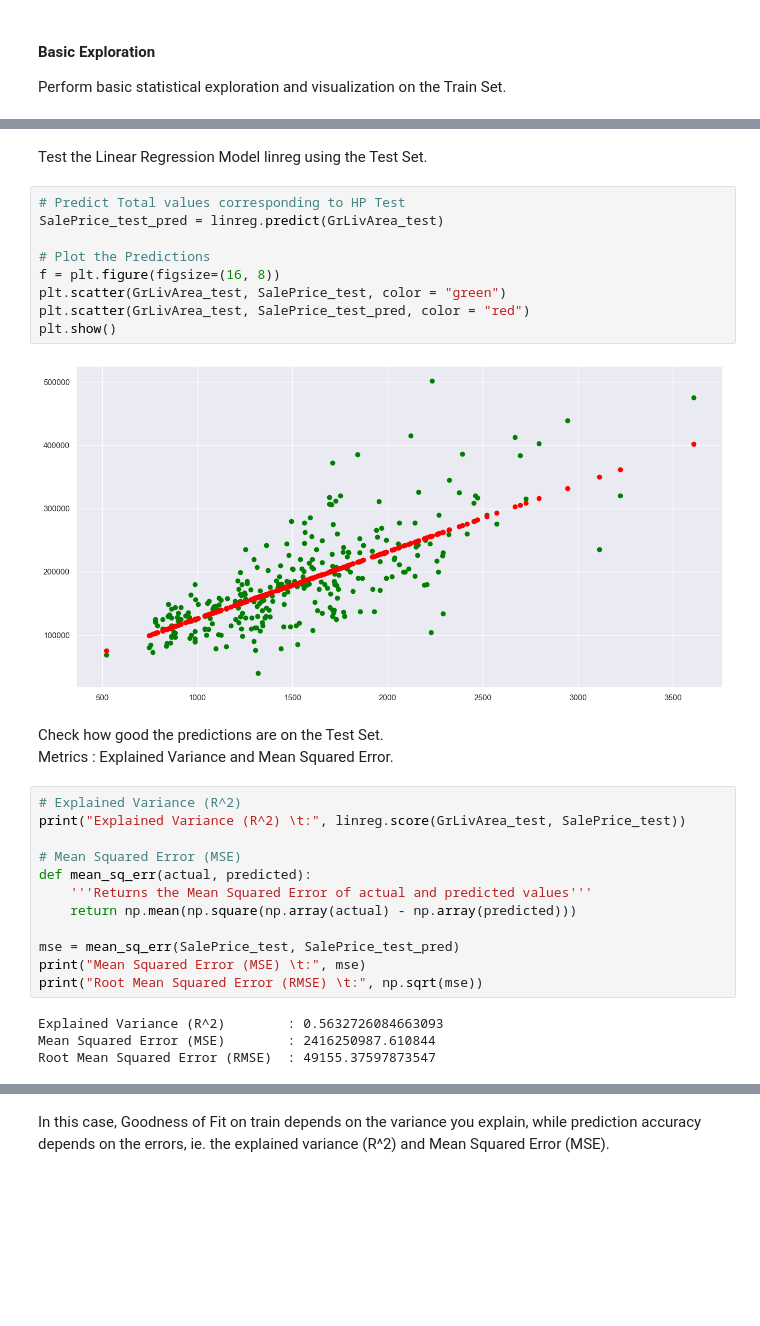
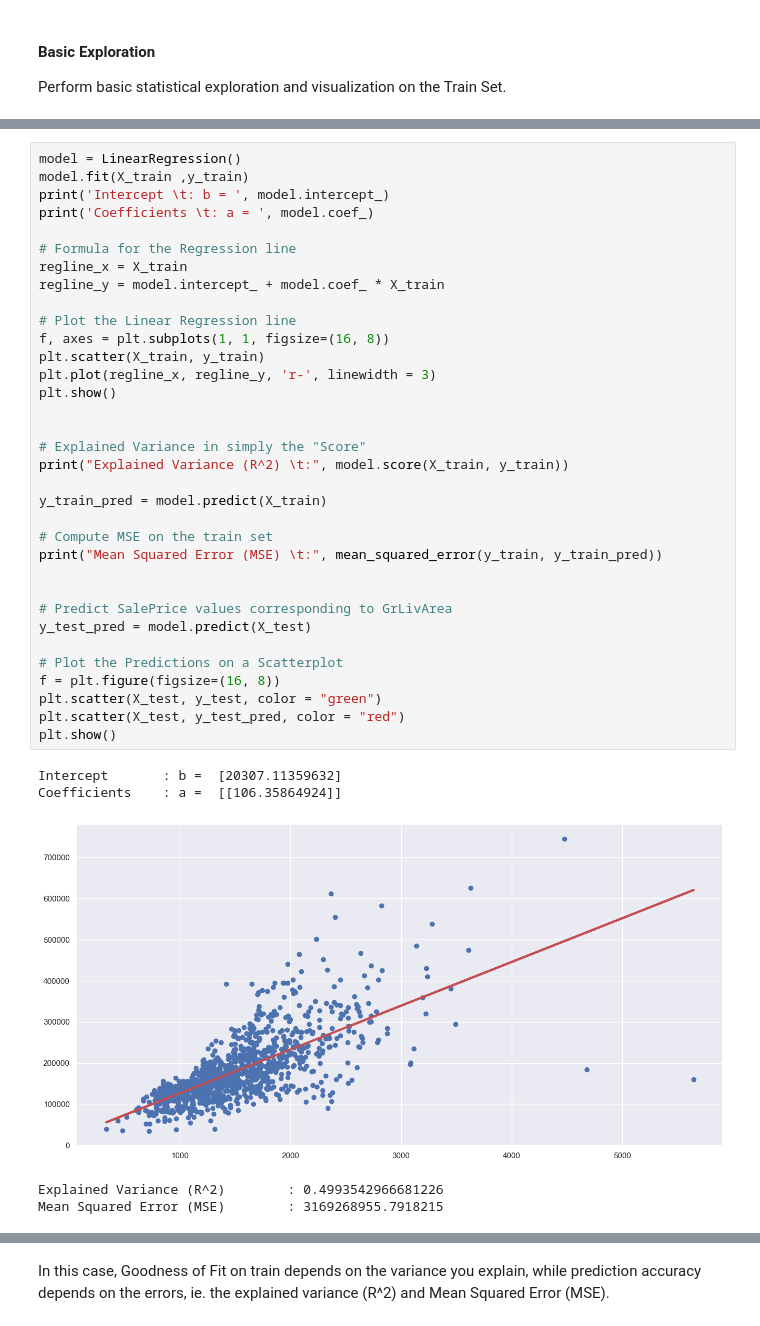
Before and after one commit to keithfykai/sc1015, a Jupyter notebook: Lab 4/lab4 solution.ipynb, the cells around one changed output, grey strips where cells are left out. Drawn from its saved outputs; the diff is of its cells as text; blank space fills up the shorter version.

```diff
--- a/Lab 4/lab4 solution.ipynb
+++ b/Lab 4/lab4 solution.ipynb
@@ -261,32 +138,40 @@ Root Mean Squared Error (RMSE)  : 57632.16788903785
-# %% [markdown]
-Test the Linear Regression Model linreg using the Test Set.
-# %%
-# Predict Total values corresponding to HP Test
-SalePrice_test_pred = linreg.predict(GrLivArea_test)
-
-# Plot the Predictions
-f = plt.figure(figsize=(16, 8))
-plt.scatter(GrLivArea_test, SalePrice_test, color = "green")
-plt.scatter(GrLivArea_test, SalePrice_test_pred, color = "red")
-plt.show()
-# %% [output]
-[figure, removed]
-# %% [markdown]
-Check how good the predictions are on the Test Set.
-Metrics : Explained Variance and Mean Squared Error.
-# %%
-# Explained Variance (R^2)
-print("Explained Variance (R^2) \t:", linreg.score(GrLivArea_test, SalePrice_test))
-
-# Mean Squared Error (MSE)
-def mean_sq_err(actual, predicted):
-    '''Returns the Mean Squared Error of actual and predicted values'''
-    return np.mean(np.square(np.array(actual) - np.array(predicted)))
-
-mse = mean_sq_err(SalePrice_test, SalePrice_test_pred)
-print("Mean Squared Error (MSE) \t:", mse)
-print("Root Mean Squared Error (RMSE) \t:", np.sqrt(mse))
-# %% [output]
-Explained Variance (R^2)        : 0.5632726084663093
-Mean Squared Error (MSE)        : 2416250987.610844
-Root Mean Squared Error (RMSE)  : 49155.37597873547
+# %%
+model = LinearRegression()
+model.fit(X_train ,y_train)
+print('Intercept \t: b = ', model.intercept_)
+print('Coefficients \t: a = ', model.coef_)
+
+# Formula for the Regression line
+regline_x = X_train
+regline_y = model.intercept_ + model.coef_ * X_train
+
+# Plot the Linear Regression line
+f, axes = plt.subplots(1, 1, figsize=(16, 8))
+plt.scatter(X_train, y_train)
+plt.plot(regline_x, regline_y, 'r-', linewidth = 3)
+plt.show()
+
+
+# Explained Variance in simply the "Score"
+print("Explained Variance (R^2) \t:", model.score(X_train, y_train))
+
+y_train_pred = model.predict(X_train)
+
+# Compute MSE on the train set
+print("Mean Squared Error (MSE) \t:", mean_squared_error(y_train, y_train_pred))
+
+
+# Predict SalePrice values corresponding to GrLivArea
+y_test_pred = model.predict(X_test)
+
+# Plot the Predictions on a Scatterplot
+f = plt.figure(figsize=(16, 8))
+plt.scatter(X_test, y_test, color = "green")
+plt.scatter(X_test, y_test_pred, color = "red")
+plt.show()
+# %% [output]
+Intercept       : b =  [20307.11359632]
+Coefficients    : a =  [[106.35864924]]
+[figure, added]
+Explained Variance (R^2)        : 0.4993542966681226
+Mean Squared Error (MSE)        : 3169268955.7918215
```
Also changed, not shown: parts of 40 cells of this notebook, 1 other file.
